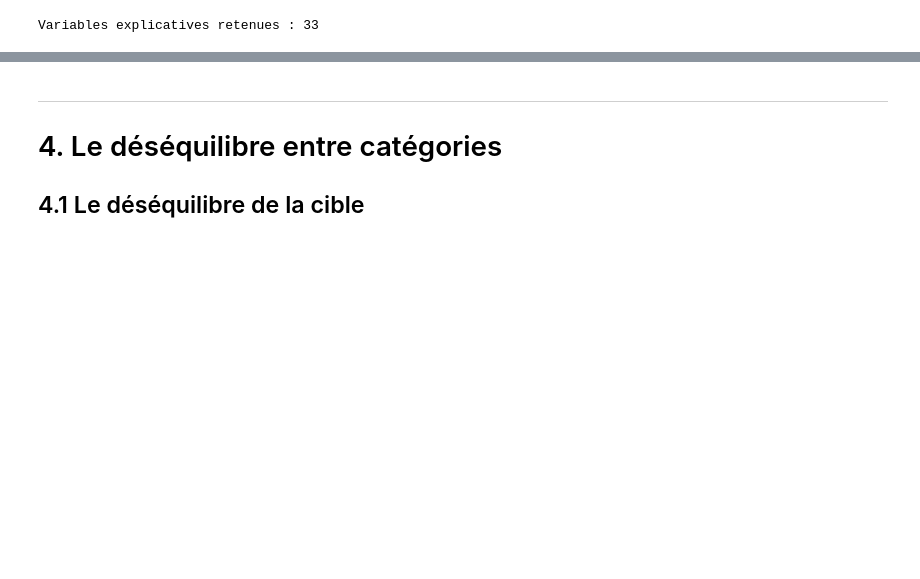
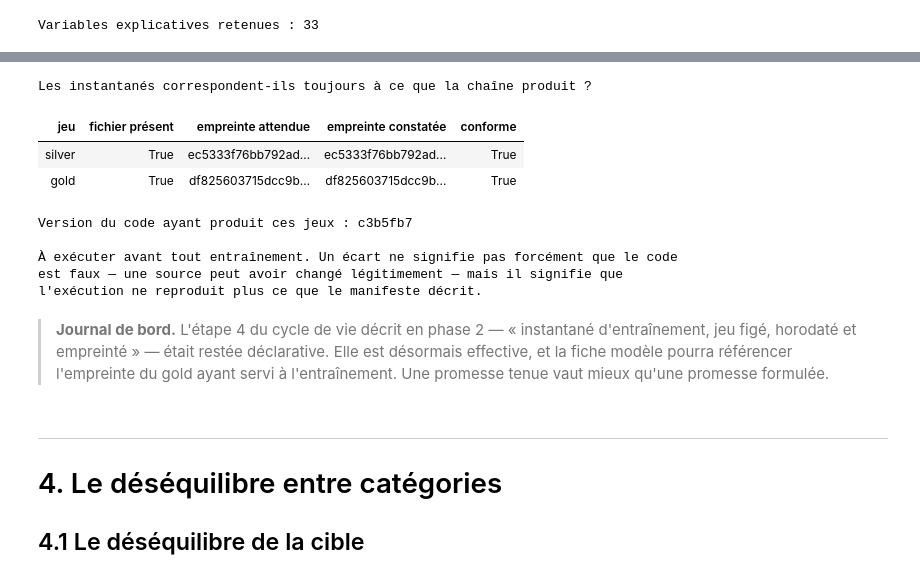
Before and after one commit to air-jaja/ai4me, a Jupyter notebook: notebooks/03_exploration.ipynb, the cells around one changed output, grey strips where cells are left out. Saved outputs shown, nothing was run; the diff lists cells and outputs as text; code cells hidden in the pictures; blank space fills up the shorter version.

```diff
--- a/notebooks/03_exploration.ipynb
+++ b/notebooks/03_exploration.ipynb
@@ -709,3 +761,30 @@ Variables explicatives retenues : 33
+# %%
+afficher_tableau(
+    verifier_jeux_derives(resultat, manifeste),
+    "Les instantanés correspondent-ils toujours à ce que la chaîne produit ?",
+)
+
+derives = manifeste["jeux_derives"]["jeux"]
+print(f"Version du code ayant produit ces jeux : {derives['gold']['version_code']}")
+print()
+print("À exécuter avant tout entraînement. Un écart ne signifie pas forcément que le code")
+print("est faux — une source peut avoir changé légitimement — mais il signifie que")
+print("l'exécution ne reproduit plus ce que le manifeste décrit.")
+# %% [output]
+Les instantanés correspondent-ils toujours à ce que la chaîne produit ?
+| jeu | fichier présent | empreinte attendue | empreinte constatée | conforme |
+| silver | True | ec5333f76bb792ad… | ec5333f76bb792ad… | True |
+| gold | True | df825603715dcc9b… | df825603715dcc9b… | True |
+Version du code ayant produit ces jeux : c3b5fb7
+
+À exécuter avant tout entraînement. Un écart ne signifie pas forcément que le code
+est faux — une source peut avoir changé légitimement — mais il signifie que
+l'exécution ne reproduit plus ce que le manifeste décrit.
+# %% [markdown]
+> **Journal de bord.** L'étape 4 du cycle de vie décrit en phase 2 — « instantané
+> d'entraînement, jeu figé, horodaté et empreinté » — était restée déclarative. Elle est
+> désormais effective, et la fiche modèle pourra référencer l'empreinte du gold ayant servi
+> à l'entraînement. Une promesse tenue vaut mieux qu'une promesse formulée.
 # %% [markdown]
 ---
 
```
Also changed, not shown: parts of 4 cells of this notebook, 10 other files.
